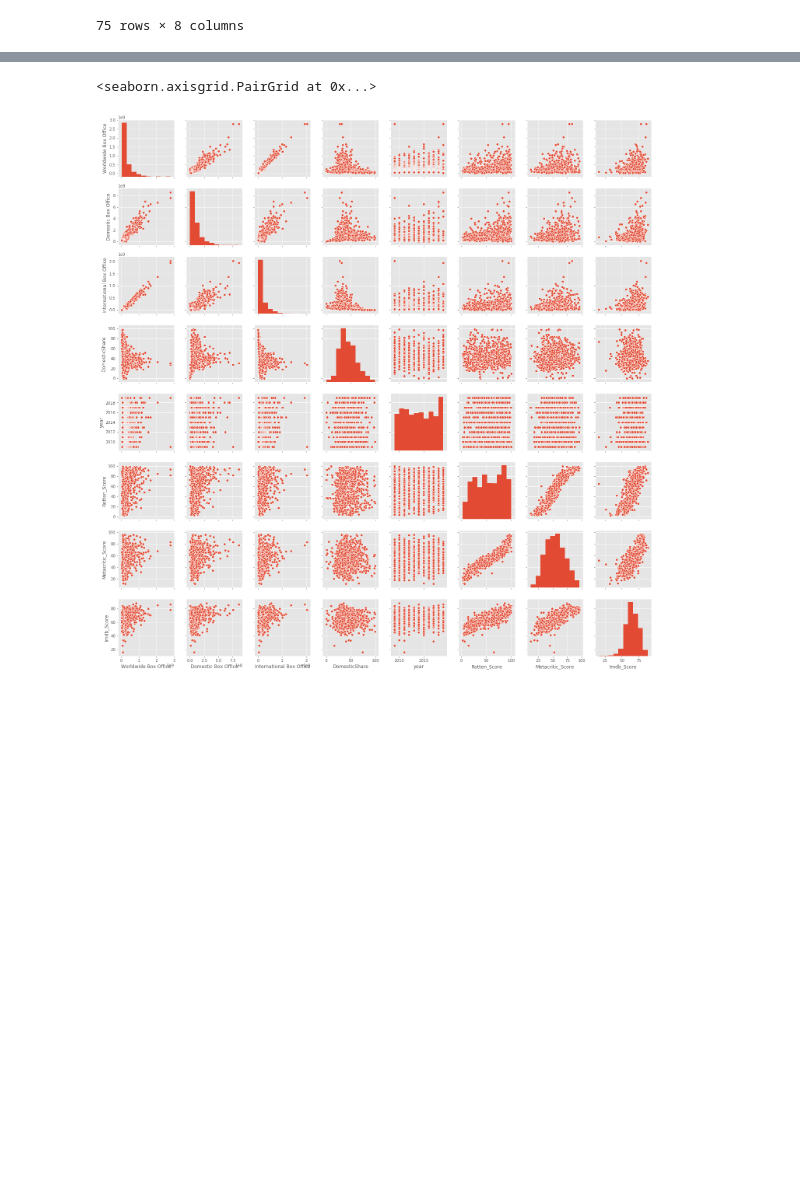
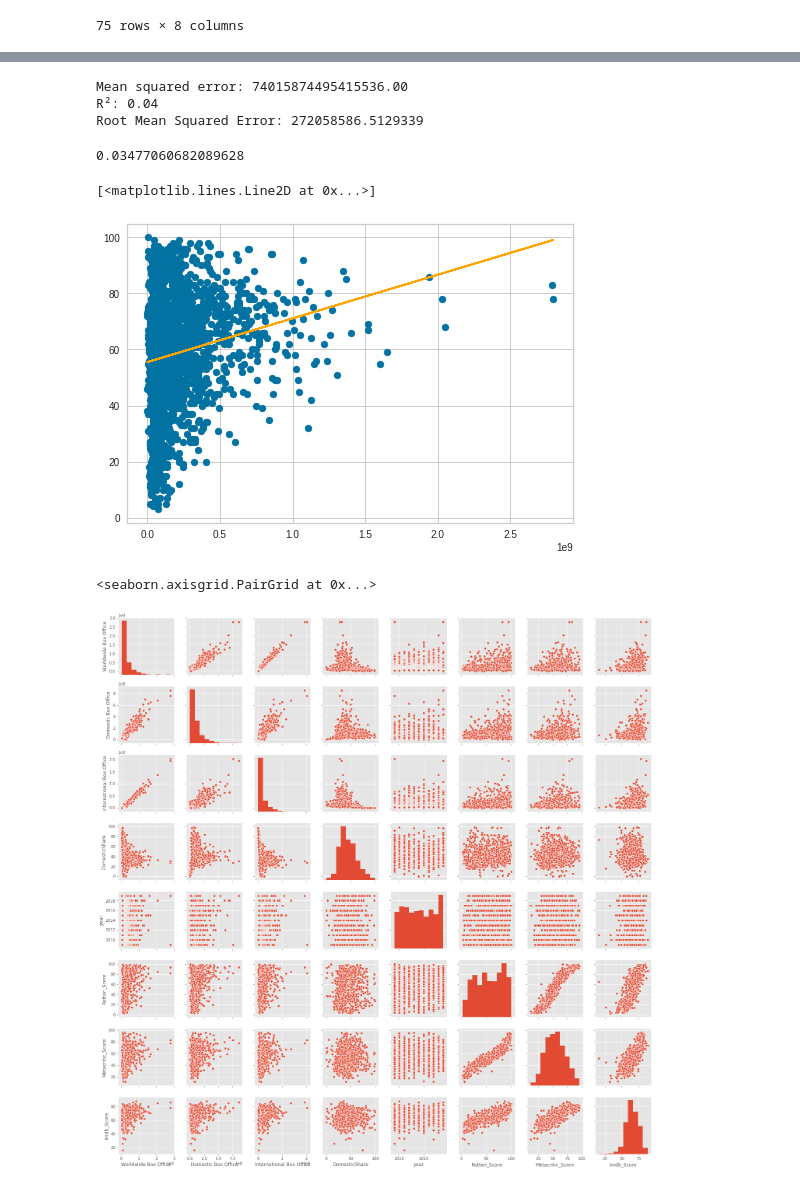
Before and after one commit to ColinMaloney/movies, a Jupyter notebook: yearly_rating.ipynb, the cells around one changed output, grey strips where cells are left out. Cells and saved outputs as stored; diff of their text form; code cells hidden in the pictures; blank space fills up the shorter version.

```diff
--- a/yearly_rating.ipynb
+++ b/yearly_rating.ipynb
@@ -469,3 +457,28 @@ plt.plot(x, y_pred, color='brown')
+# %%
+reg = LinearRegression()
+reg.fit(X_train[['Rotten_Score','Metacritic_Score','Imdb_Score']], y_train)
+y_predicted = reg.predict(X_test[['Rotten_Score','Metacritic_Score','Imdb_Score']])
+print("Mean squared error: %.2f" % mean_squared_error(y_test, y_predicted))
+print('R²: %.2f' % r2_score(y_test, y_predicted))
+print('Root Mean Squared Error:', np.sqrt(metrics.mean_squared_error(y_test, y_predicted)))
+# %% [output]
+Mean squared error: 74015874495415536.00
+R²: 0.04
+Root Mean Squared Error: 272058586.5129339
+# %%
+y = final_df[['Metacritic_Score','Rotten_Score','Imdb_Score']].values.reshape(-1,1)
+x = final_df['Worldwide Box Office'].values.reshape(-1,1)
+linreg.fit(x,y)
+y_pred = linreg.predict(x)
+linreg.score(x,y)
+# %% [output]
+0.03477060682089628
+# %%
+plt.scatter(x, y)
+plt.plot(x, y_pred, color='orange')
+# %% [output]
+[<matplotlib.lines.Line2D at 0x...>]
+[figure, added]
 # %%
 import seaborn as sns
 sns.pairplot(final_df)
```
Also changed, not shown: parts of 15 cells of this notebook, 2 other files.
